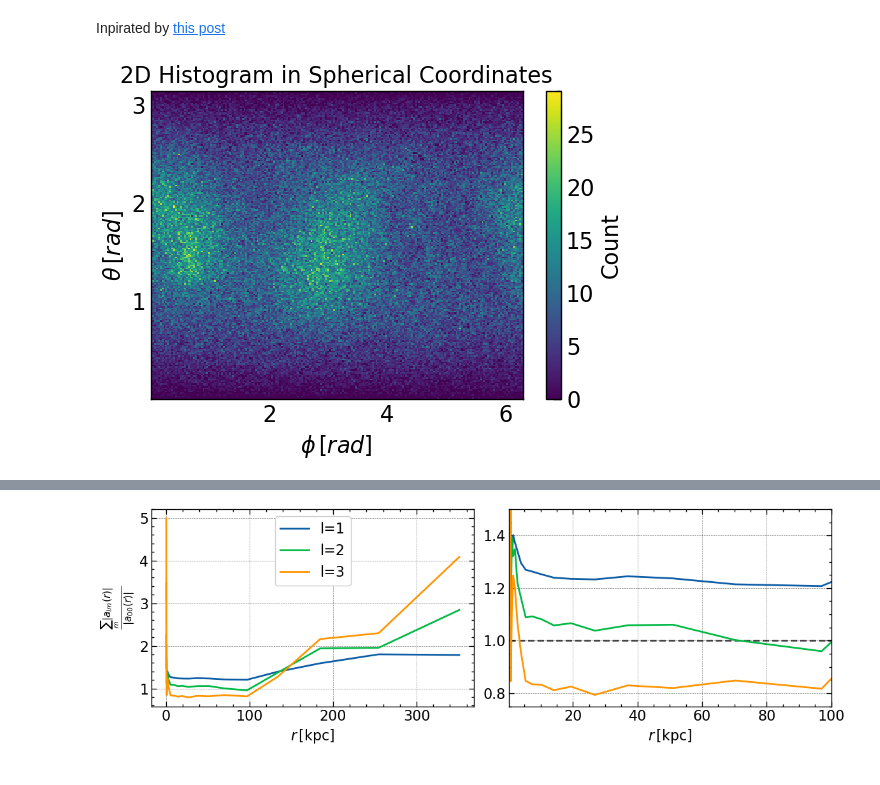
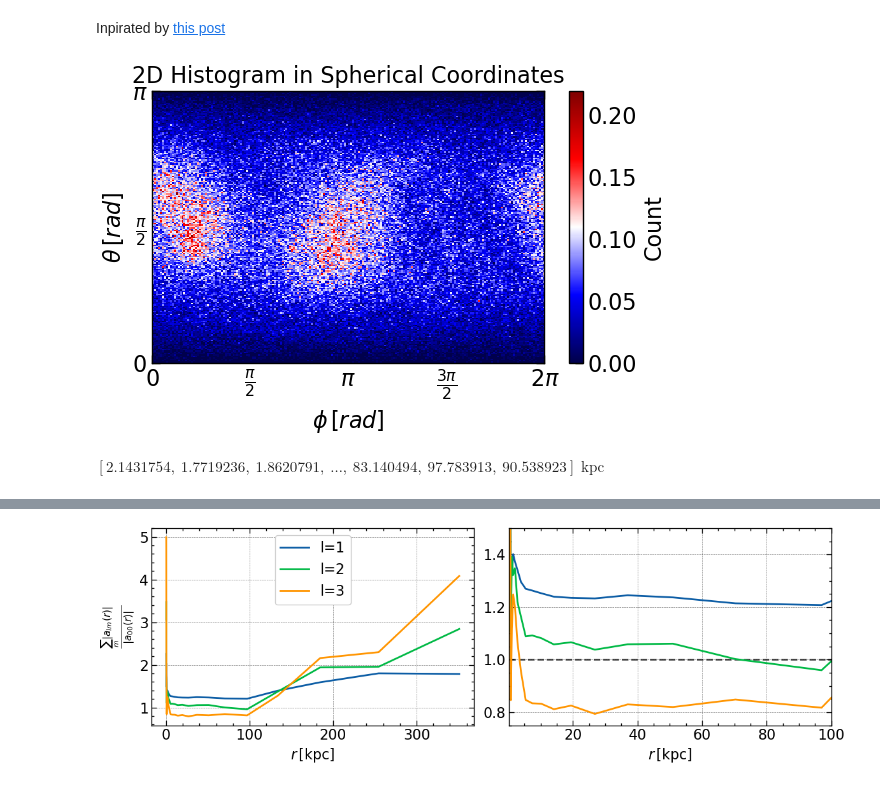
Before and after one commit to Jitskeverheecke/TANA_Project, a Jupyter notebook: project.ipynb, the cells around one changed output, grey strips where cells are left out. Saved outputs shown, nothing was run; the diff lists cells and outputs as text; code cells hidden in the pictures.

Commit message:
ik wat zitten spelen met units en formatting plots

```diff
--- a/project.ipynb
+++ b/project.ipynb
@@ -9,9 +9,6 @@ from astropy import constants as c
 from astropy import units as u
 #import pandas as pd
 #import seaborn as sns
-# %%
-import scienceplots
-plt.style.use(['science', 'notebook', 'grid'])
 # %% [markdown]
 ### Data structure
 # %%
@@ -228,6 +216,6 @@ theta = np.arccos(z / r)
 phi_angle = np.mod(np.arctan2(y.value, x.value), 2*np.pi)
 # %%
 n_ = 200
-H, theta_edges, phi_edges = np.histogram2d(theta.value, phi_angle, bins=[n_, n_])
+H, theta_edges, phi_edges = np.histogram2d(theta, phi_angle, bins=[n_, n_], density=True)
 theta_j = 1/2*(n_)*(theta_edges[:-1] + theta_edges[1:])
 phi_j   = 1/2*(n_)*(phi_edges[:-1] + phi_edges[1:])
@@ -234,14 +224,27 @@ phi_j   = 1/2*(n_)*(phi_edges[:-1] + phi_edges[1:])
 # %%
 theta_mesh, phi_mesh = np.meshgrid(theta_edges, phi_edges, indexing='ij')
+plt.close('all')
 plt.figure(figsize=(6, 4))
-im = plt.pcolormesh(phi_mesh, theta_mesh, H, shading='auto', cmap='viridis')
+im = plt.pcolormesh(phi_mesh, theta_mesh, H, shading='auto', cmap='seismic')
 plt.colorbar(im, label='Count')
 plt.xlabel(r'$\phi \, [rad]$')
 plt.ylabel(r'$\theta \, [rad]$')
 plt.title('2D Histogram in Spherical Coordinates')
+
+ticksx = np.arange(0, 2*np.pi + 0.1, np.pi/2)
+ticksy = np.arange(0, np.pi + 0.1, np.pi/2)
+
+labelsx = [r'$0$', r'$\frac{\pi}{2}$', r'$\pi$', r'$\frac{3\pi}{2}$', r'$2\pi$']
+labelsy = [r'$0$', r'$\frac{\pi}{2}$', r'$\pi$']
+plt.xticks(ticksx, labelsx)
+plt.yticks(ticksy, labelsy)
+
+
+plt.tight_layout()
+plt.savefig('Figures/2D_Histogram_Spherical_Coordinates.pdf', bbox_inches='tight')
 plt.show()
 # %% [output]
-[figure, old version]
+[figure, new version]
 # %%
 n_bins = 25
 r_min, r_max = r.min(), r.max()
@@ -265,6 +268,10 @@ def alm(l,m,phi,theta, radial_edges, r):
     return alm_r
 # %%
 #r_j
+# %%
+r
+# %% [output]
+$[2.1431754,~1.7719236,~1.8620791,~\dots,~83.140494,~97.783913,~90.538923] \; \mathrm{kpc}$
 # %%
 a00 = alm(0, 0, phi, theta, radial_edges, r.value)
 a10 = alm(1, 0, phi, theta, radial_edges, r.value)
```
Also changed, not shown: parts of 10 cells of this notebook, 7 other files.
